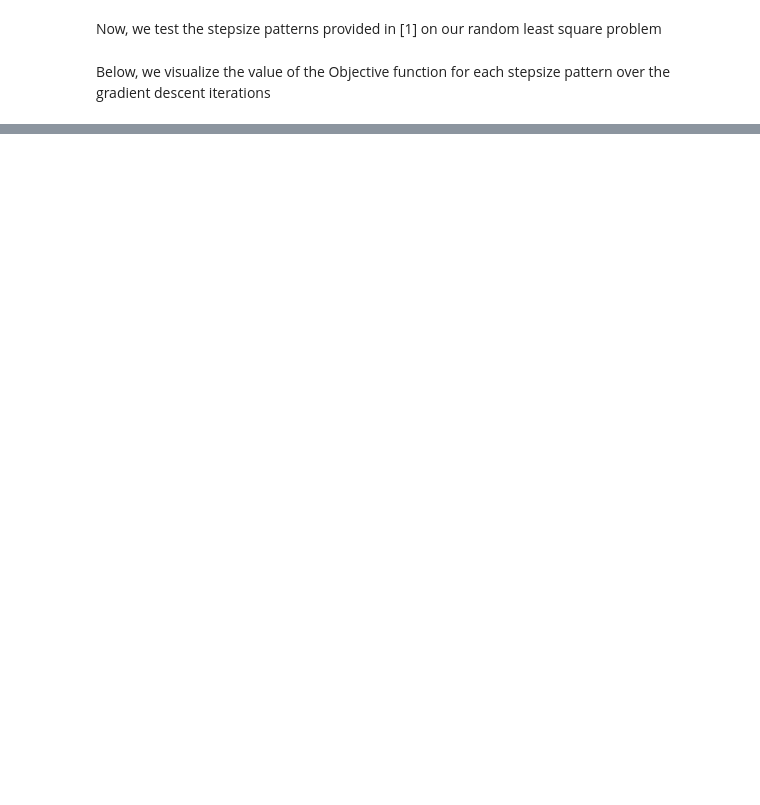
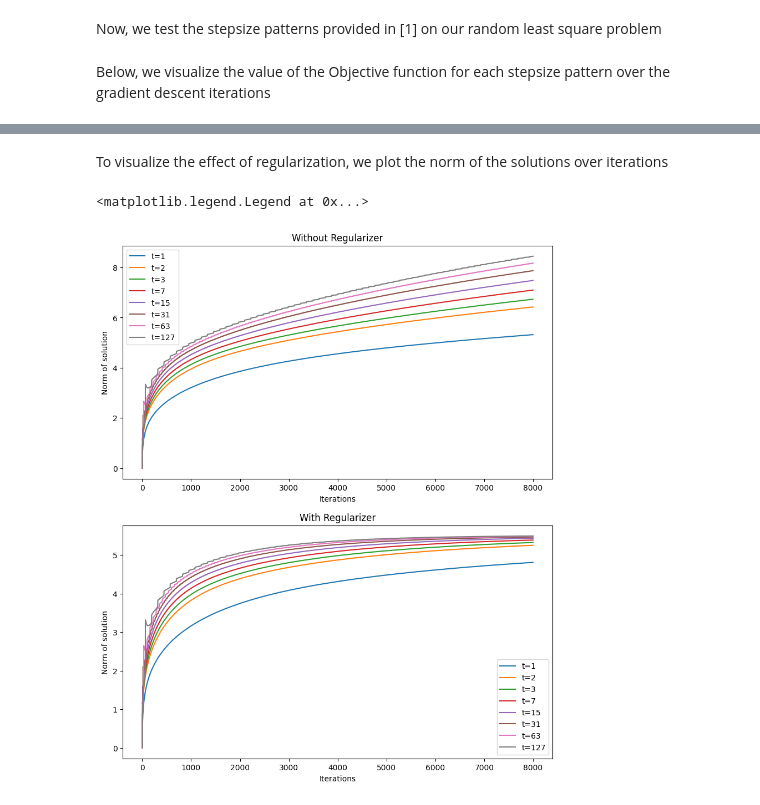
Before and after one commit to mayerdominik/mml_seminar_paper5, a Jupyter notebook: Convergence test.ipynb, the cells around one changed output, grey strips where cells are left out. Drawn from its saved outputs; the diff is of its cells as text; code cells hidden in the pictures; blank space fills up the shorter version.

```diff
--- a/Convergence test.ipynb
+++ b/Convergence test.ipynb
@@ -156,0 +151,24 @@ ax2.legend()
+# %% [markdown]
+To visualize the effect of regularization, we plot the norm of the solutions over iterations
+# %%
+fig, (ax1,ax2) = plt.subplots(2,1)
+fig.set_figwidth(10)
+fig.set_figheight(12)
+for i, H_i in enumerate(H):
+    ax1.plot(np.linalg.norm(X[i],2,axis=1),label='t=' + str(len(H_i)))
+    ax2.plot(np.linalg.norm(X_REG[i],2,axis=1),label='t=' + str(len(H_i)))
+
+#ax1.set_yscale('log')
+ax1.set_xlabel("Iterations")
+ax1.set_ylabel("Norm of solution")
+ax1.set_title("Without Regularizer")
+ax1.legend()
+
+#ax2.set_yscale('log')
+ax2.set_xlabel("Iterations")
+ax2.set_ylabel("Norm of solution")
+ax2.set_title("With Regularizer")
+ax2.legend()
+# %% [output]
+<matplotlib.legend.Legend at 0x...>
+[figure, added]
```
Also changed, not shown: parts of 11 cells of this notebook, 1 other file.
